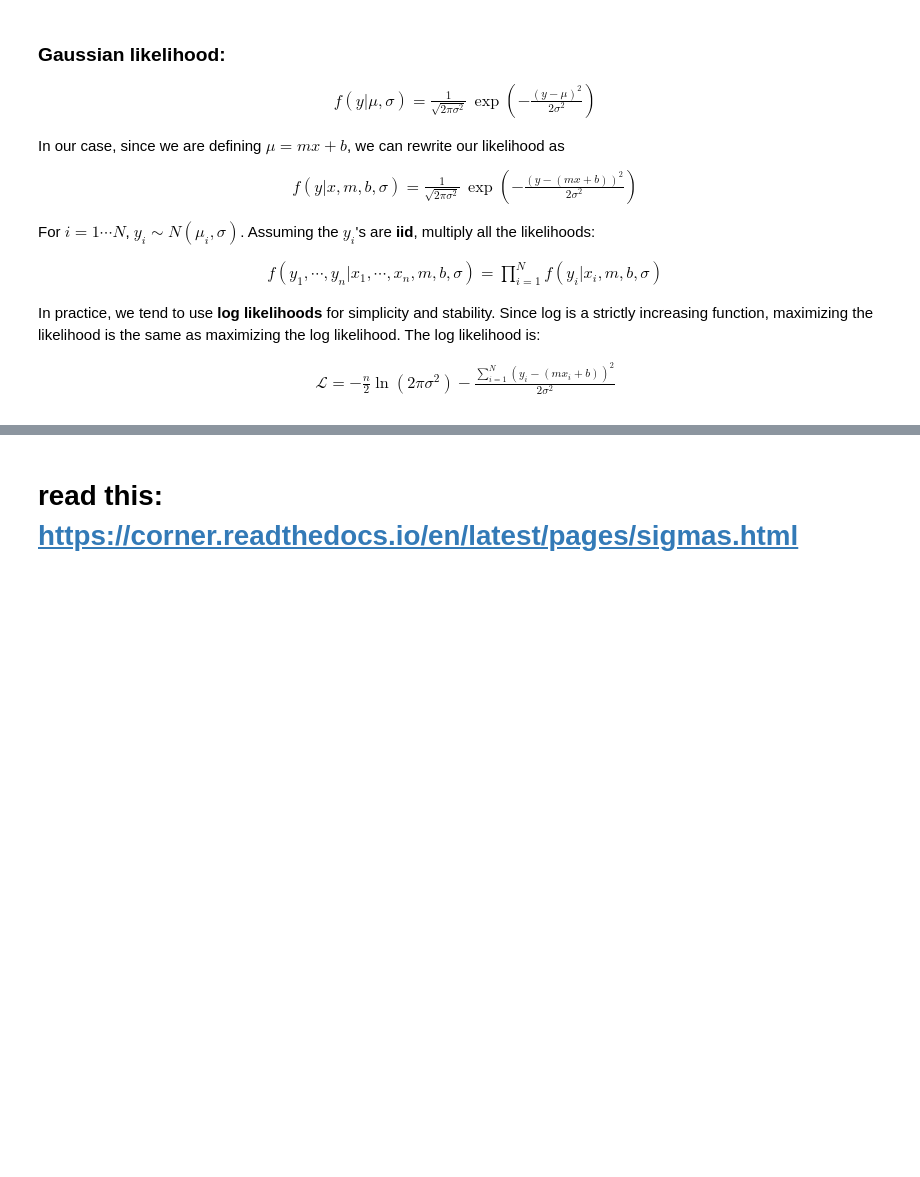
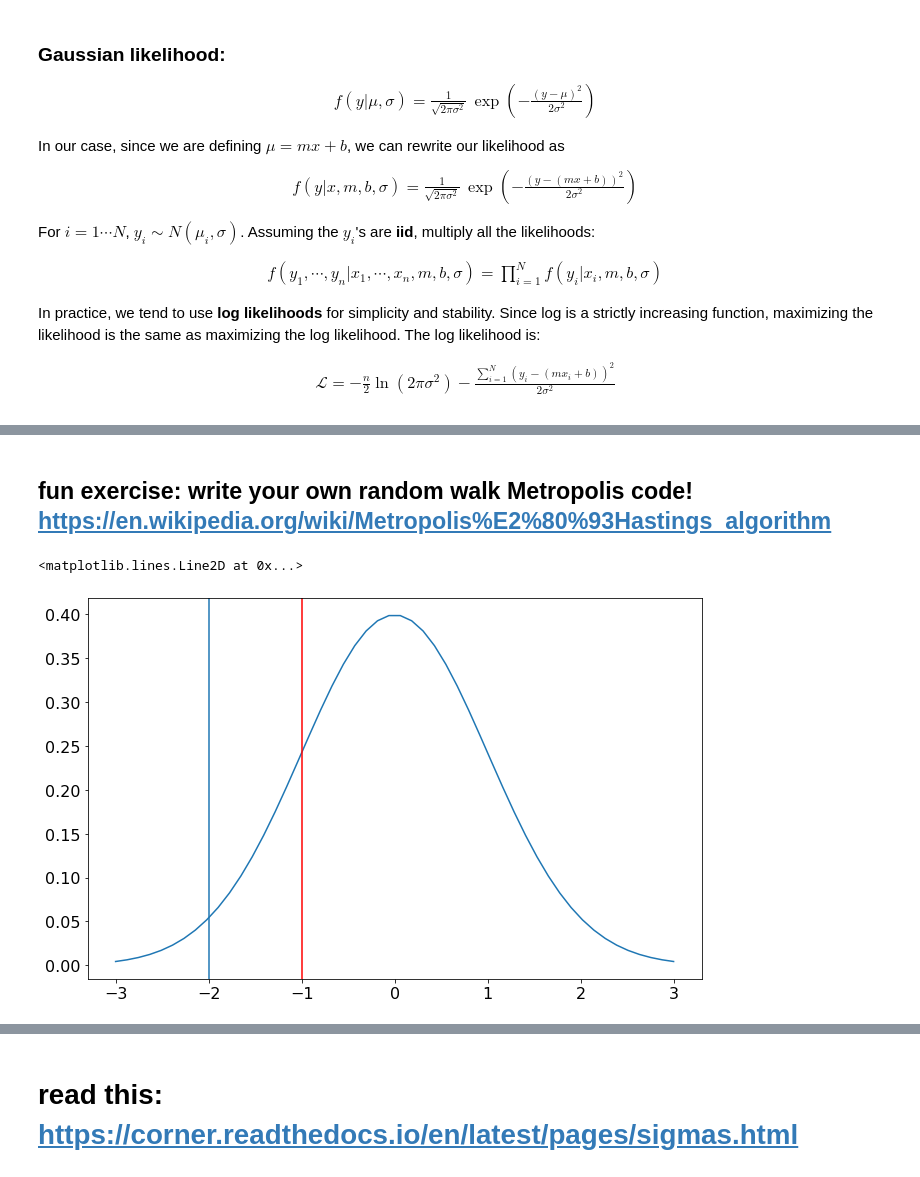
Before and after one commit to al-jshen/linreg-bayes, a Jupyter notebook: linreg.ipynb, the cells around one changed output, grey strips where cells are left out. Saved outputs shown, nothing was run; the diff lists cells and outputs as text; code cells hidden in the pictures; blank space fills up the shorter version.

```diff
--- a/linreg.ipynb
+++ b/linreg.ipynb
@@ -181,0 +203,11 @@ plt.scatter(x, y)
+# %% [markdown]
+## fun exercise: write your own random walk Metropolis code! https://en.wikipedia.org/wiki/Metropolis%E2%80%93Hastings_algorithm
+# %%
+xr = np.linspace(-3, 3)
+yr = norm.pdf(xr)
+plt.plot(xr, yr)
+plt.axvline(-2)
+plt.axvline(-1, c='r')
+# %% [output]
+<matplotlib.lines.Line2D at 0x...>
+[figure, added]
```
Also changed, not shown: parts of 40 cells of this notebook, 4 other files.
